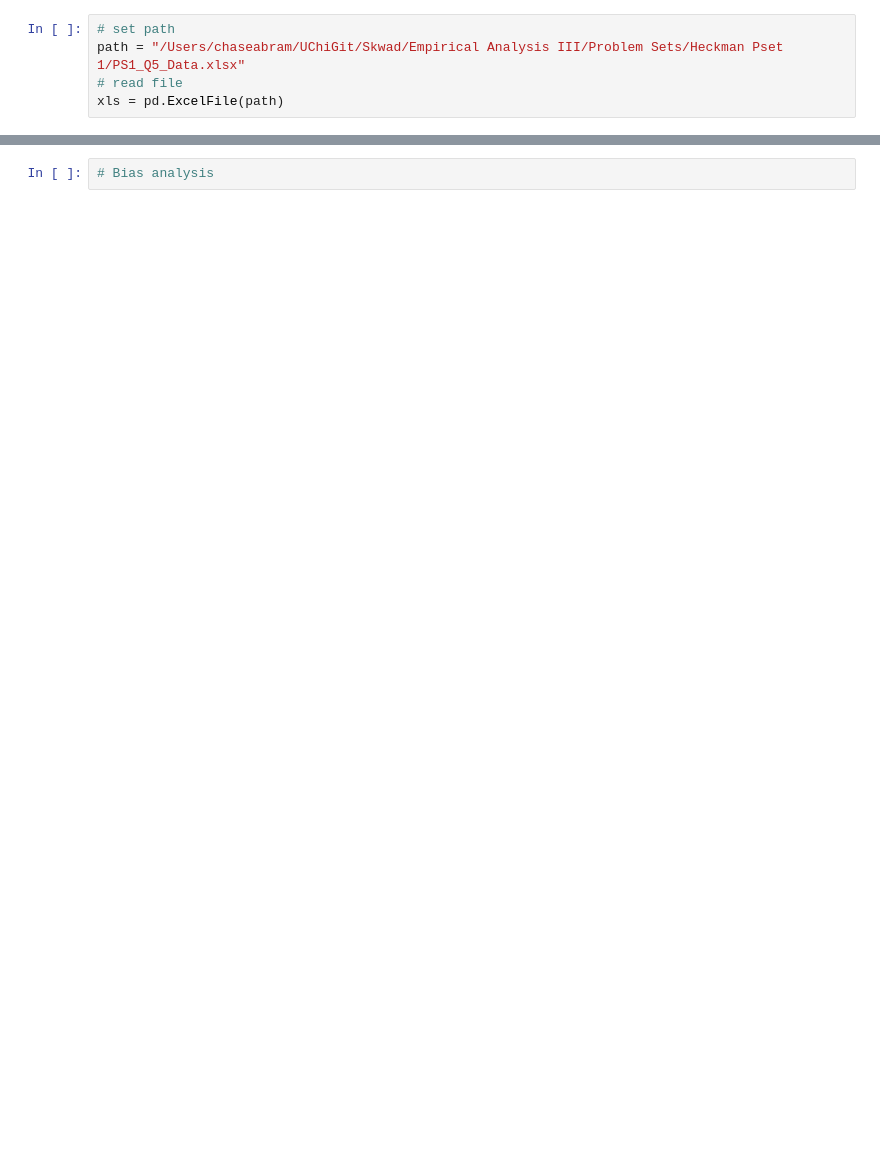
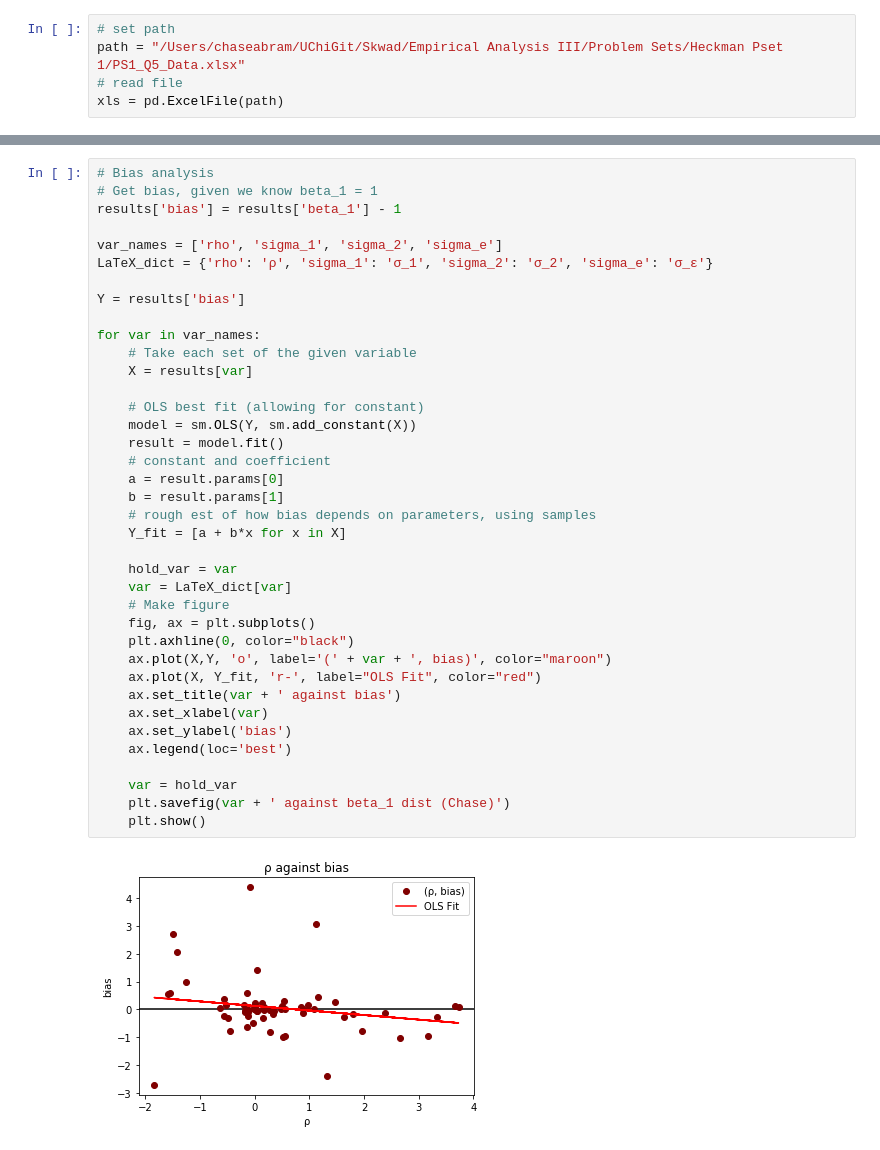
Before and after one commit to jeannesorin/Skwad, a Jupyter notebook: Empirical Analysis III/Problem Sets/Heckman Pset 1/Code_Chase.ipynb, the cells around one changed output, grey strips where cells are left out. Drawn from its saved outputs; the diff is of its cells as text; blank space fills up the shorter version.

```diff
--- a/Empirical Analysis III/Problem Sets/Heckman Pset 1/Code_Chase.ipynb
+++ b/Empirical Analysis III/Problem Sets/Heckman Pset 1/Code_Chase.ipynb
@@ -139,2 +125,40 @@ Text(4, 0.8, 'var = 0.9')
-# %%
-# Bias analysis
+# %%
+# Bias analysis
+# Get bias, given we know beta_1 = 1
+results['bias'] = results['beta_1'] - 1
+
+var_names = ['rho', 'sigma_1', 'sigma_2', 'sigma_e']
+LaTeX_dict = {'rho': 'ρ', 'sigma_1': 'σ_1', 'sigma_2': 'σ_2', 'sigma_e': 'σ_ε'}
+
+Y = results['bias']
+
+for var in var_names:
+    # Take each set of the given variable
+    X = results[var]
+
+    # OLS best fit (allowing for constant)
+    model = sm.OLS(Y, sm.add_constant(X))
+    result = model.fit()
+    # constant and coefficient
+    a = result.params[0]
+    b = result.params[1]
+    # rough est of how bias depends on parameters, using samples
+    Y_fit = [a + b*x for x in X]
+
+    hold_var = var
+    var = LaTeX_dict[var]
+    # Make figure
+    fig, ax = plt.subplots()
+    plt.axhline(0, color="black")
+    ax.plot(X,Y, 'o', label='(' + var + ', bias)', color="maroon")
+    ax.plot(X, Y_fit, 'r-', label="OLS Fit", color="red")
+    ax.set_title(var + ' against bias')
+    ax.set_xlabel(var)
+    ax.set_ylabel('bias')
+    ax.legend(loc='best')
+
+    var = hold_var
+    plt.savefig(var + ' against beta_1 dist (Chase)')
+    plt.show()
+# %% [output]
+[figure, added]
```
Also changed, not shown: parts of 6 cells of this notebook, 6 other files.
